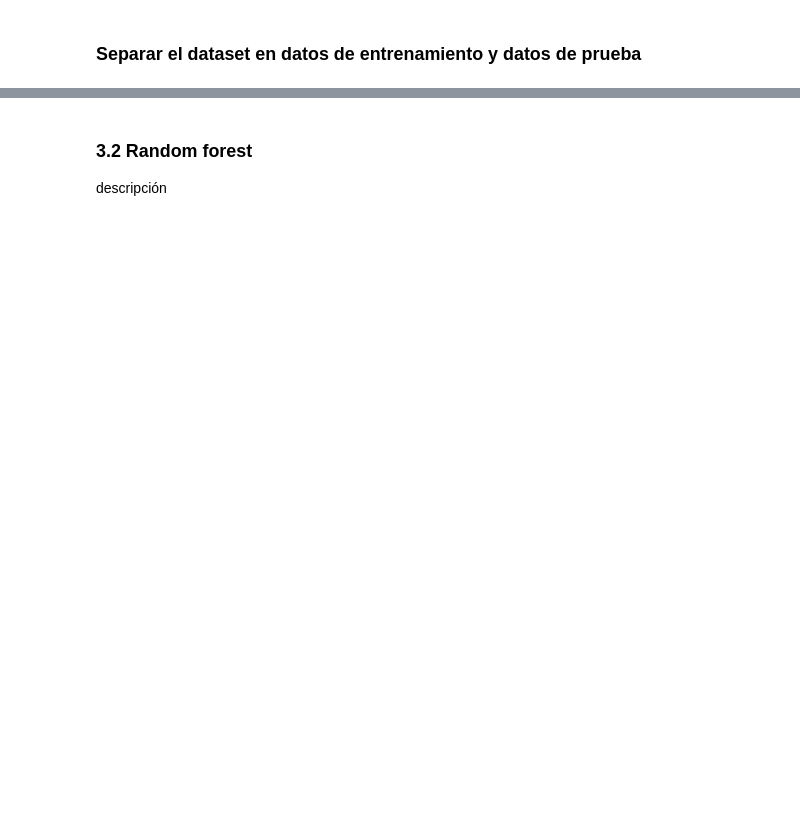
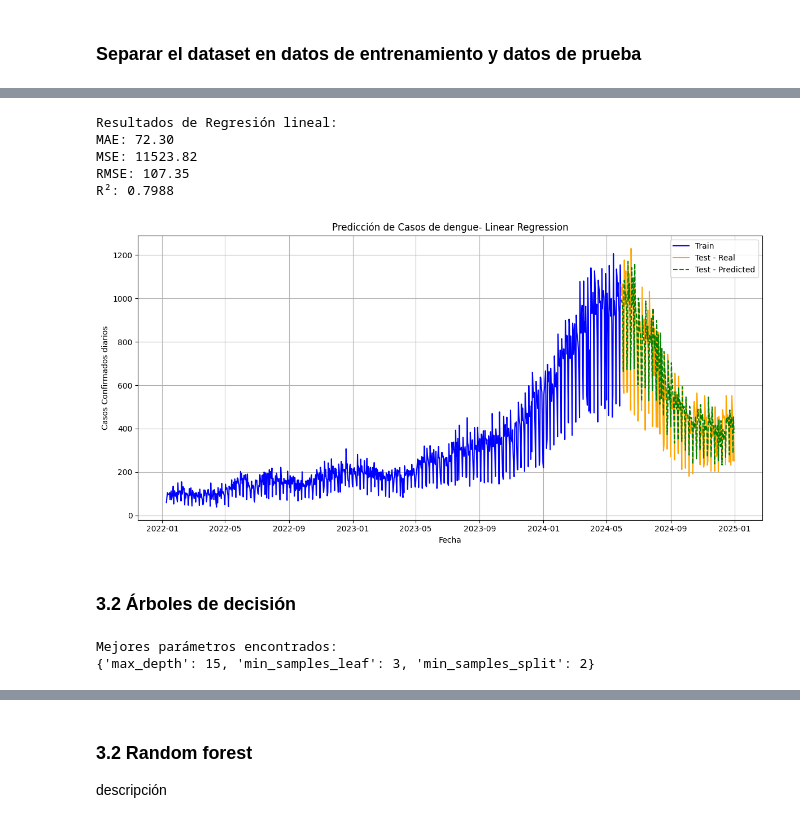
Before and after one commit to Rossy26/dengue-analysis-ml, a Jupyter notebook: dengue_notebook.ipynb, the cells around one changed output, grey strips where cells are left out. Cells and saved outputs as stored; diff of their text form; code cells hidden in the pictures; blank space fills up the shorter version.

```diff
--- a/dengue_notebook.ipynb
+++ b/dengue_notebook.ipynb
@@ -1089,0 +1164,59 @@ plt.show()
+# %%
+y_pred_lr = rl.predict(X_test)
+
+mae_lr = mean_absolute_error(y_test, y_pred_lr)
+mse_lr = mean_squared_error(y_test, y_pred_lr)
+rmse_lr= np.sqrt(mse_lr)
+r2_lr = r2_score(y_test, y_pred_lr)
+
+
+modelos_resultados["Regresión Lineal"] = {
+    "model": rl,
+    "MAE": mae_lr,
+    "MSE": mse_lr,
+    "RMSE": rmse_lr,
+    "R2": r2_lr,
+    "y_pred": y_pred_lr
+}
+
+print(f"\nResultados de Regresión lineal: ")
+print(f"MAE: {mae_lr:.2f}")
+print(f"MSE: {mse_lr:.2f}")
+print(f"RMSE: {rmse_lr:.2f}")
+print(f"R²: {r2_lr:.4f}")
+# %% [output]
+Resultados de Regresión lineal:
+MAE: 72.30
+MSE: 11523.82
+RMSE: 107.35
+R²: 0.7988
+# %%
+plot_predictions("Linear Regression", y_train, y_test, y_pred_lr)
+# %% [output]
+[figure, added]
+# %% [markdown]
+### **3.2 Árboles de decisión**
+# %%
+## hacer el modelo de arboles de decision usando grichsearchcv
+from sklearn.tree import DecisionTreeRegressor
+from sklearn.model_selection import GridSearchCV
+param_grid = {
+    'max_depth': [5, 7, 10, 12, 15],
+    'min_samples_split': [2, 5, 10],
+    'min_samples_leaf': [1, 2, 3]
+}
+
+grid_dt = GridSearchCV(
+    DecisionTreeRegressor(random_state=42),
+    param_grid=param_grid,
+    scoring='neg_mean_squared_error',
+    cv=tscv,
+    n_jobs=-1,
+)
+grid_dt.fit(X_train, y_train)
+print("Mejores parámetros encontrados: ")
+print(grid_dt.best_params_)
+best_dt = grid_dt.best_estimator_
+# %% [output]
+Mejores parámetros encontrados:
+{'max_depth': 15, 'min_samples_leaf': 3, 'min_samples_split': 2}
```
Also changed, not shown: parts of 50 cells of this notebook, 1 other file.
